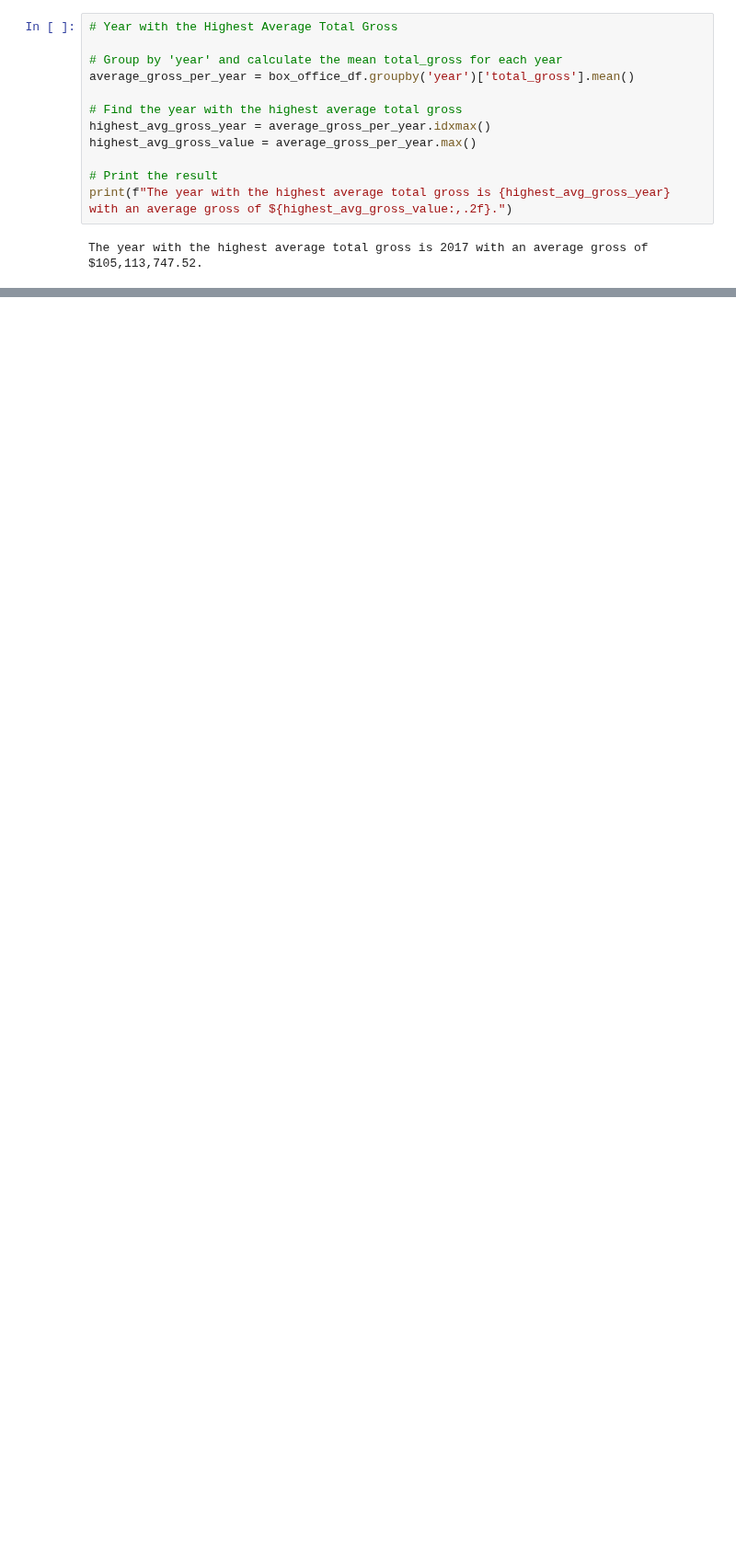
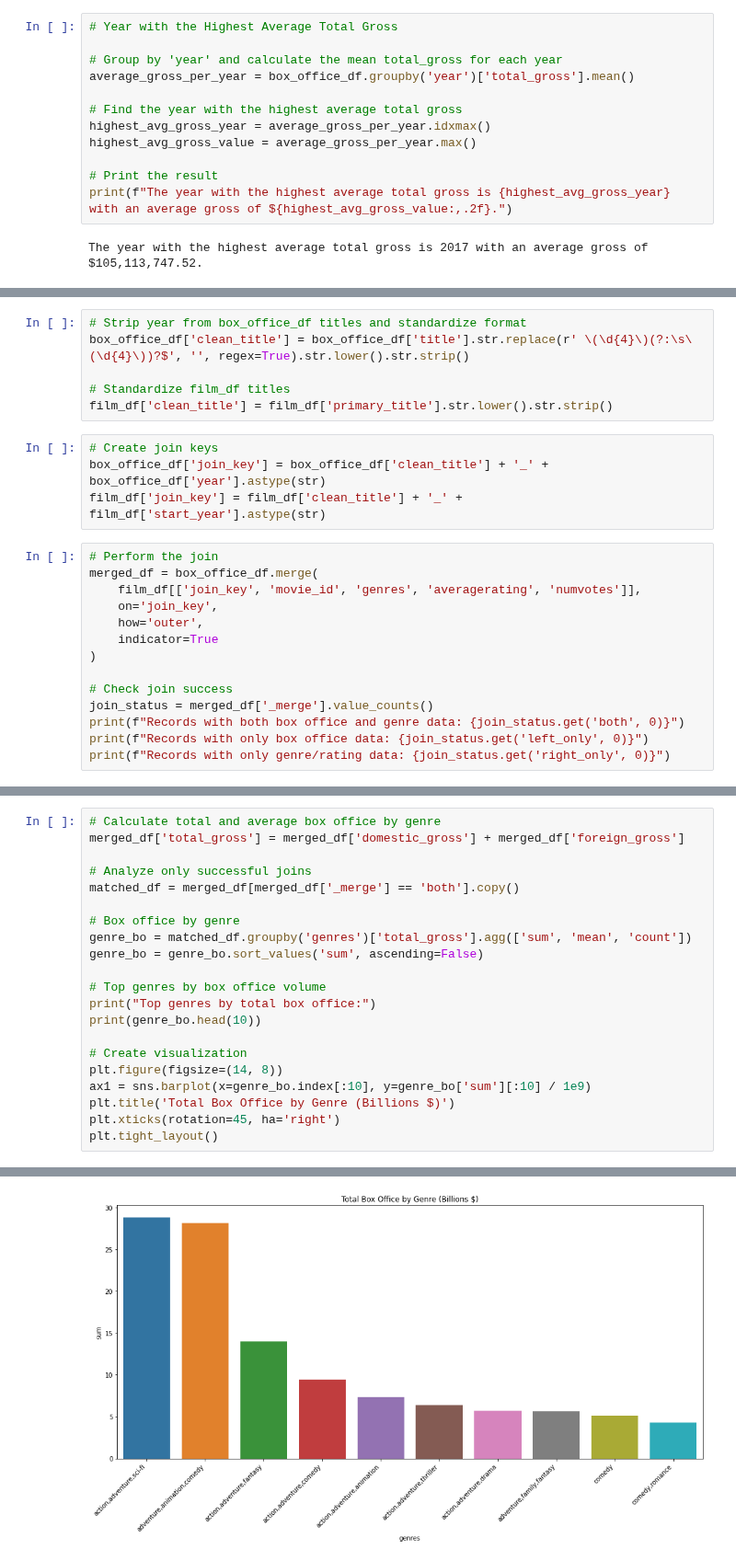
Before and after one commit to KarimzKarimz/Group4-Phase2-Project, a Jupyter notebook: eda.ipynb, the cells around one changed output, grey strips where cells are left out. Shown at 92% size. Cells and saved outputs as stored; diff of their text form; blank space fills up the shorter version.

```diff
--- a/eda.ipynb
+++ b/eda.ipynb
@@ -678,0 +502,24 @@ Top 10 Highest Grossing Movies by Studio:
+# %%
+# Strip year from box_office_df titles and standardize format
+box_office_df['clean_title'] = box_office_df['title'].str.replace(r' \(\d{4}\)(?:\s\(\d{4}\))?$', '', regex=True).str.lower().str.strip()
+
+# Standardize film_df titles
+film_df['clean_title'] = film_df['primary_title'].str.lower().str.strip()
+# %%
+# Create join keys
+box_office_df['join_key'] = box_office_df['clean_title'] + '_' + box_office_df['year'].astype(str)
+film_df['join_key'] = film_df['clean_title'] + '_' + film_df['start_year'].astype(str)
+# %%
+# Perform the join
+merged_df = box_office_df.merge(
+    film_df[['join_key', 'movie_id', 'genres', 'averagerating', 'numvotes']],
+    on='join_key',
+    how='outer',
+    indicator=True
+)
+
+# Check join success
+join_status = merged_df['_merge'].value_counts()
+print(f"Records with both box office and genre data: {join_status.get('both', 0)}")
+print(f"Records with only box office data: {join_status.get('left_only', 0)}")
+print(f"Records with only genre/rating data: {join_status.get('right_only', 0)}")
@@ -678,0 +560,22 @@ Top 10 Highest Grossing Movies by Studio:
+# %%
+# Calculate total and average box office by genre
+merged_df['total_gross'] = merged_df['domestic_gross'] + merged_df['foreign_gross']
+
+# Analyze only successful joins
+matched_df = merged_df[merged_df['_merge'] == 'both'].copy()
+
+# Box office by genre
+genre_bo = matched_df.groupby('genres')['total_gross'].agg(['sum', 'mean', 'count'])
+genre_bo = genre_bo.sort_values('sum', ascending=False)
+
+# Top genres by box office volume
+print("Top genres by total box office:")
+print(genre_bo.head(10))
+
+# Create visualization
+plt.figure(figsize=(14, 8))
+ax1 = sns.barplot(x=genre_bo.index[:10], y=genre_bo['sum'][:10] / 1e9)
+plt.title('Total Box Office by Genre (Billions $)')
+plt.xticks(rotation=45, ha='right')
+plt.tight_layout()
+# %% [output]
@@ -678,0 +595 @@ Top 10 Highest Grossing Movies by Studio:
+[figure, added]
```
Also changed, not shown: parts of 34 cells of this notebook.
